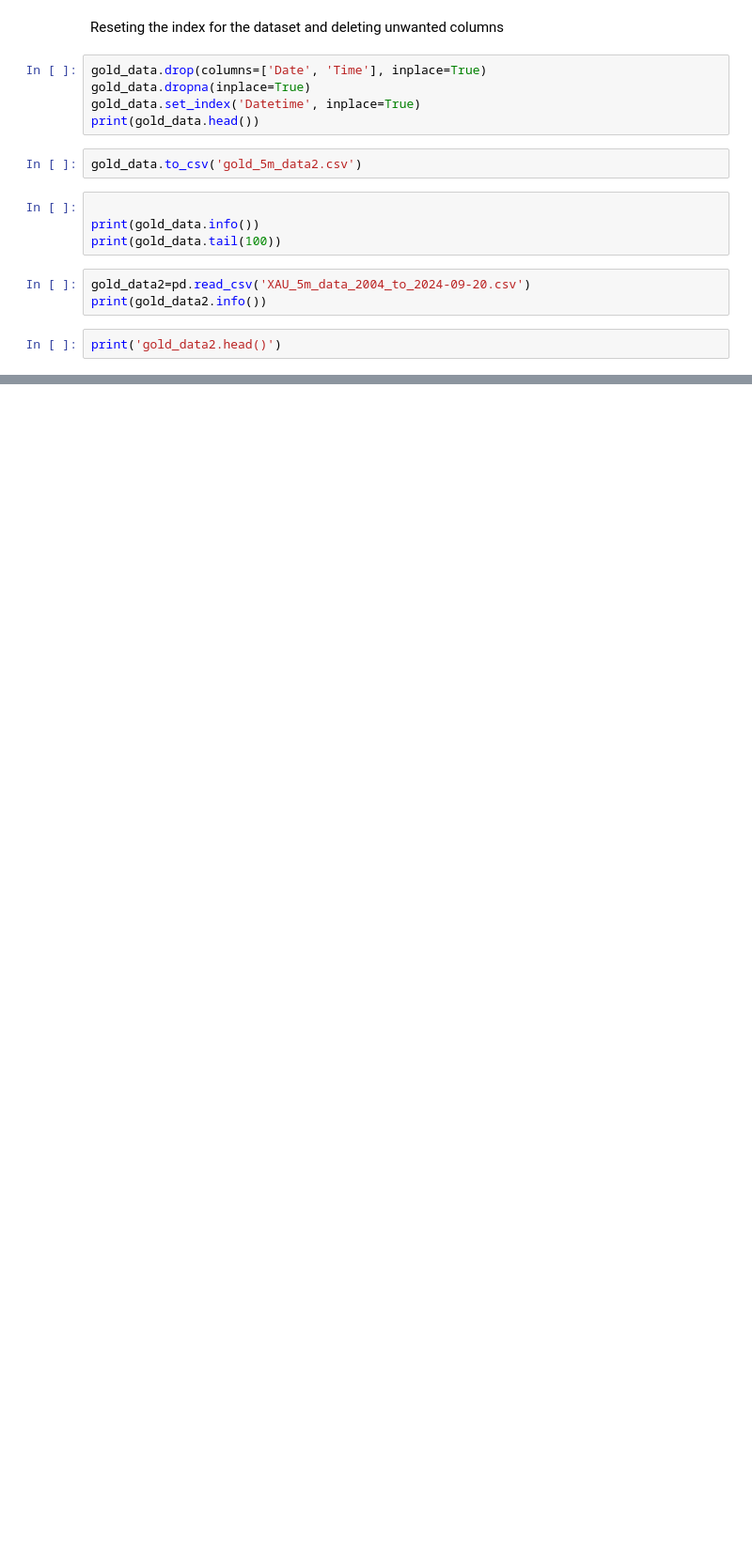
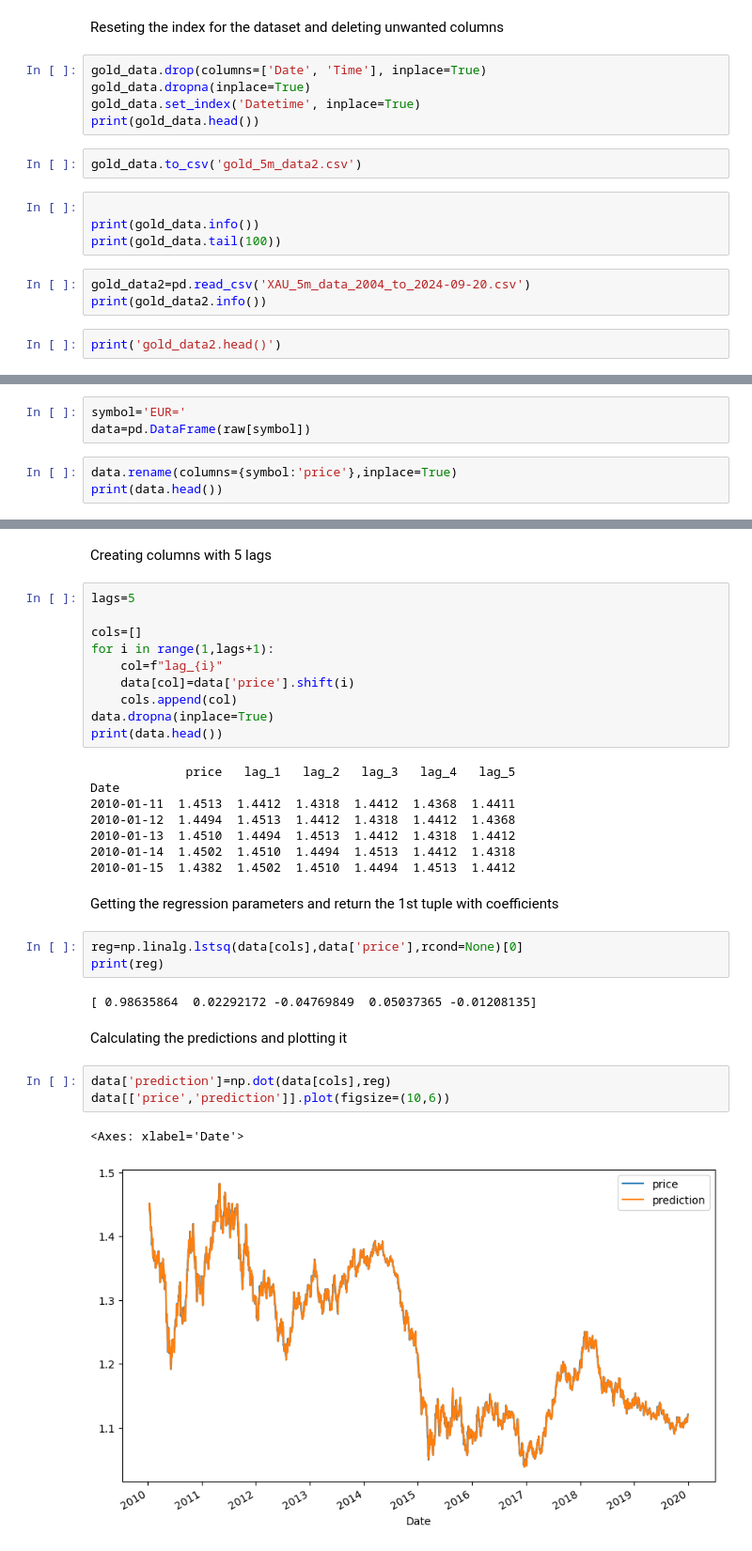
Before and after one commit to tomas-charvat/python_algo, a Jupyter notebook: python_algo.ipynb, the cells around one changed output, grey strips where cells are left out. Shown at 94% size. Drawn from its saved outputs; the diff is of its cells as text; blank space fills up the shorter version.

Commit message:
linear regression

```diff
--- a/python_algo.ipynb
+++ b/python_algo.ipynb
@@ -33,0 +71,6 @@ print('gold_data2.head()')
+# %%
+symbol='EUR='
+data=pd.DataFrame(raw[symbol])
+# %%
+data.rename(columns={symbol:'price'},inplace=True)
+print(data.head())
@@ -33,0 +85,35 @@ print('gold_data2.head()')
+# %% [markdown]
+Creating columns with 5 lags
+# %%
+lags=5
+
+cols=[]
+for i in range(1,lags+1):
+    col=f"lag_{i}"
+    data[col]=data['price'].shift(i)
+    cols.append(col)
+data.dropna(inplace=True)
+print(data.head())
+# %% [output]
+             price   lag_1   lag_2   lag_3   lag_4   lag_5
+Date
+2010-01-11  1.4513  1.4412  1.4318  1.4412  1.4368  1.4411
+2010-01-12  1.4494  1.4513  1.4412  1.4318  1.4412  1.4368
+2010-01-13  1.4510  1.4494  1.4513  1.4412  1.4318  1.4412
+2010-01-14  1.4502  1.4510  1.4494  1.4513  1.4412  1.4318
+2010-01-15  1.4382  1.4502  1.4510  1.4494  1.4513  1.4412
+# %% [markdown]
+Getting the regression parameters and return the 1st tuple with coefficients
+# %%
+reg=np.linalg.lstsq(data[cols],data['price'],rcond=None)[0]
+print(reg)
+# %% [output]
+[ 0.98635864  0.02292172 -0.04769849  0.05037365 -0.01208135]
+# %% [markdown]
+Calculating the predictions and plotting it
+# %%
+data['prediction']=np.dot(data[cols],reg)
+data[['price','prediction']].plot(figsize=(10,6))
+# %% [output]
+<Axes: xlabel='Date'>
+[figure, added]
```
Also changed, not shown: parts of 8 cells of this notebook, 3 other files.
